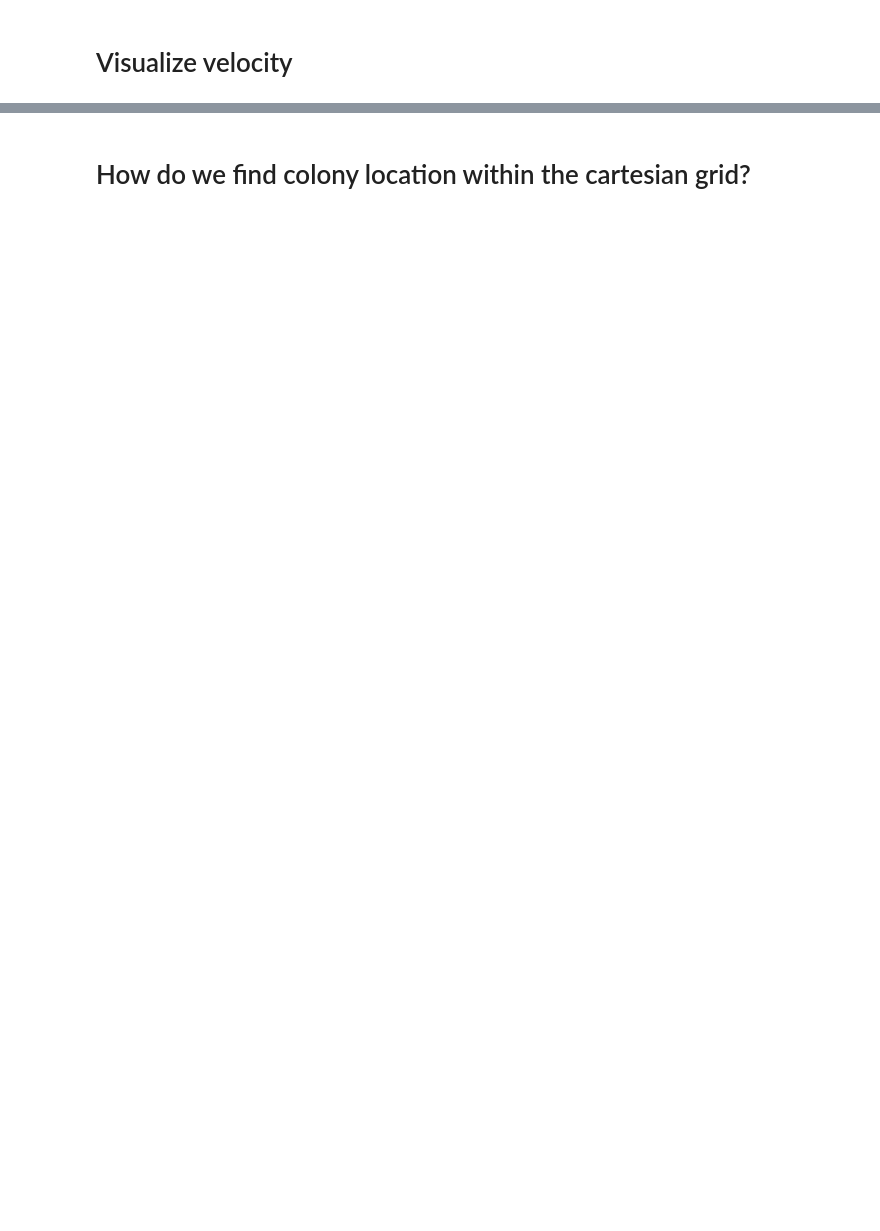
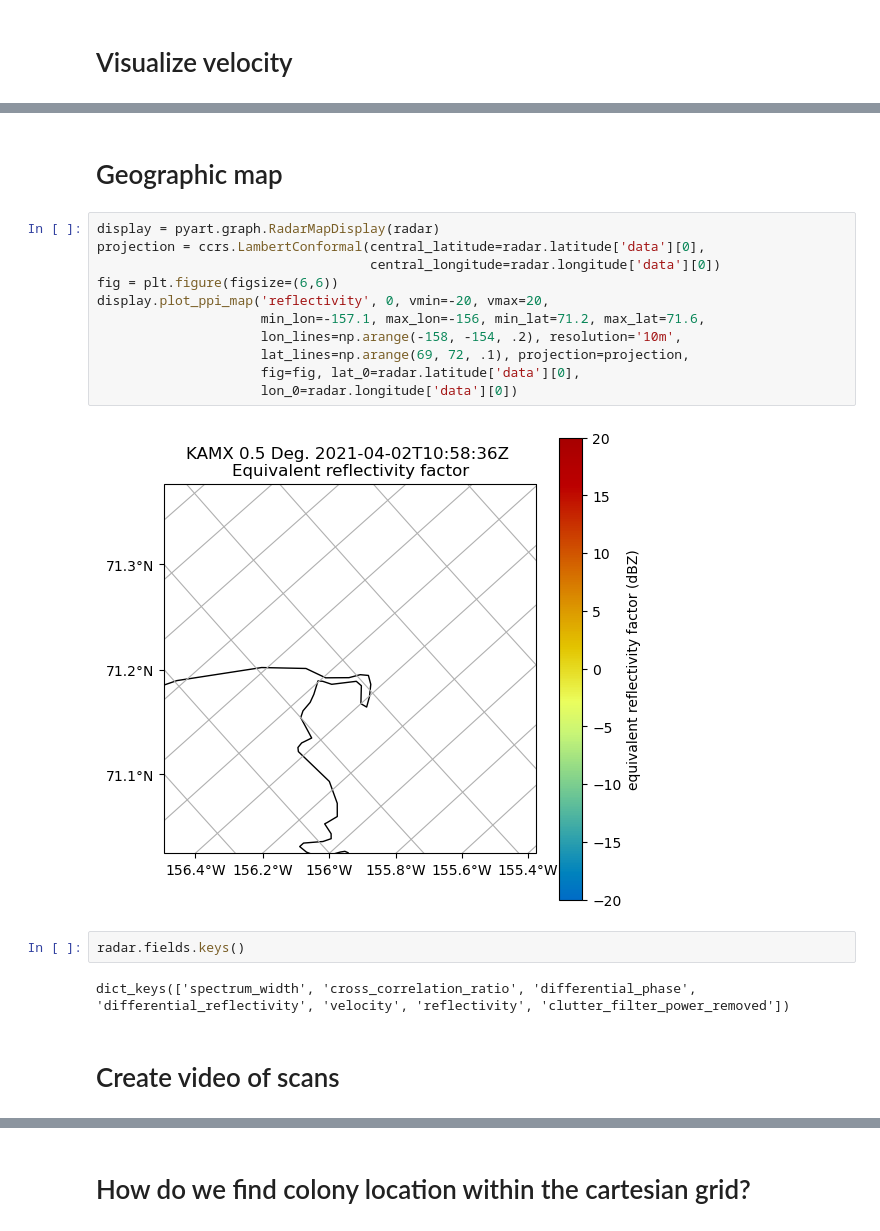
Before and after one commit to weecology/everglades_radar, a Jupyter notebook: Download.ipynb, the cells around one changed output, grey strips where cells are left out. Saved outputs shown, nothing was run; the diff lists cells and outputs as text; blank space fills up the shorter version.

```diff
--- a/Download.ipynb
+++ b/Download.ipynb
@@ -97,0 +96,21 @@ azimuth:
+# %% [markdown]
+# Geographic map
+# %%
+display = pyart.graph.RadarMapDisplay(radar)
+projection = ccrs.LambertConformal(central_latitude=radar.latitude['data'][0],
+                                   central_longitude=radar.longitude['data'][0])
+fig = plt.figure(figsize=(6,6))
+display.plot_ppi_map('reflectivity', 0, vmin=-20, vmax=20,
+                     min_lon=-157.1, max_lon=-156, min_lat=71.2, max_lat=71.6,
+                     lon_lines=np.arange(-158, -154, .2), resolution='10m',
+                     lat_lines=np.arange(69, 72, .1), projection=projection,
+                     fig=fig, lat_0=radar.latitude['data'][0],
+                     lon_0=radar.longitude['data'][0])
+# %% [output]
+[figure, added]
+# %%
+radar.fields.keys()
+# %% [output]
+dict_keys(['spectrum_width', 'cross_correlation_ratio', 'differential_phase', 'differential_reflectivity', 'velocity', 'reflectivity', 'clutter_filter_power_removed'])
+# %% [markdown]
+# Create video of scans
```
Also changed, not shown: parts of 20 cells of this notebook, 1 other file.
